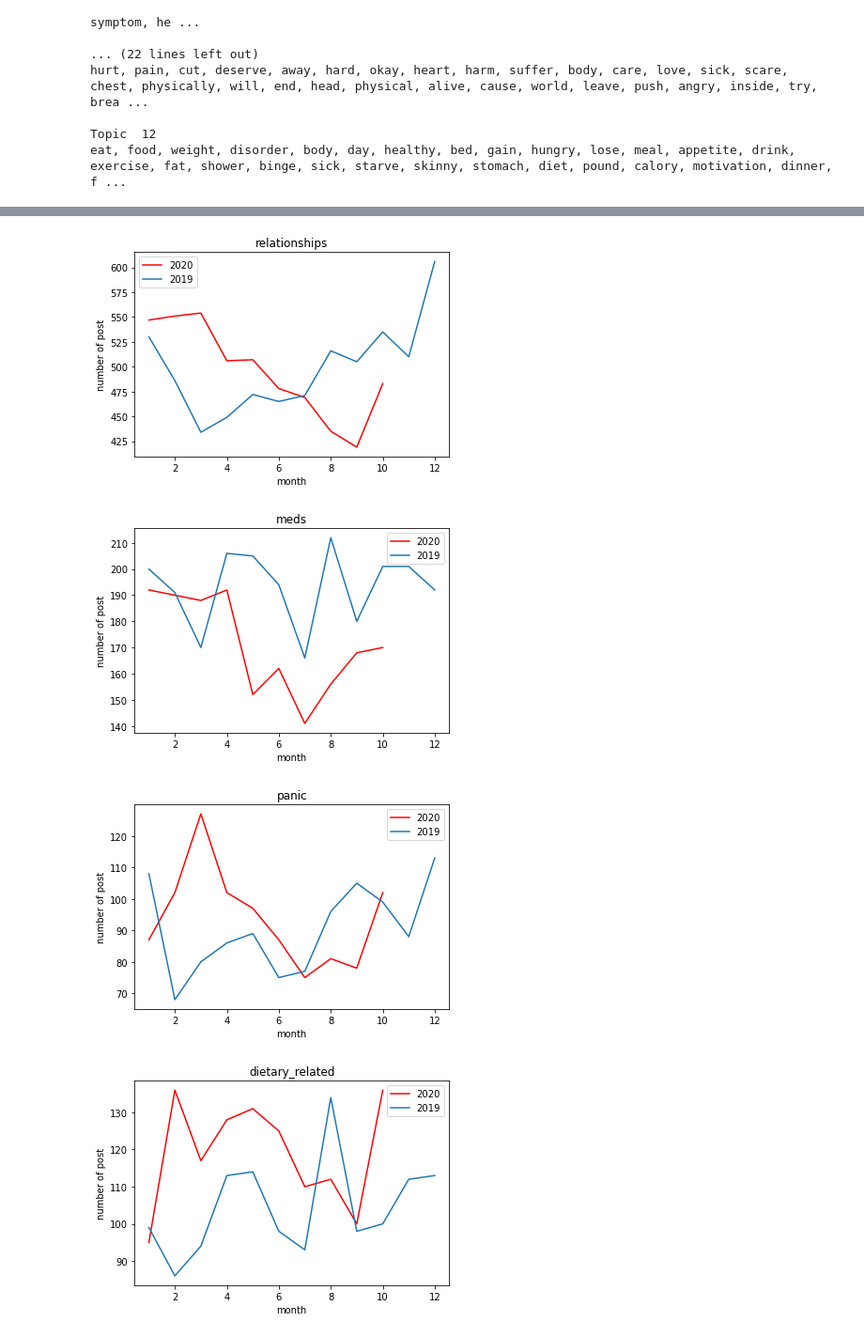
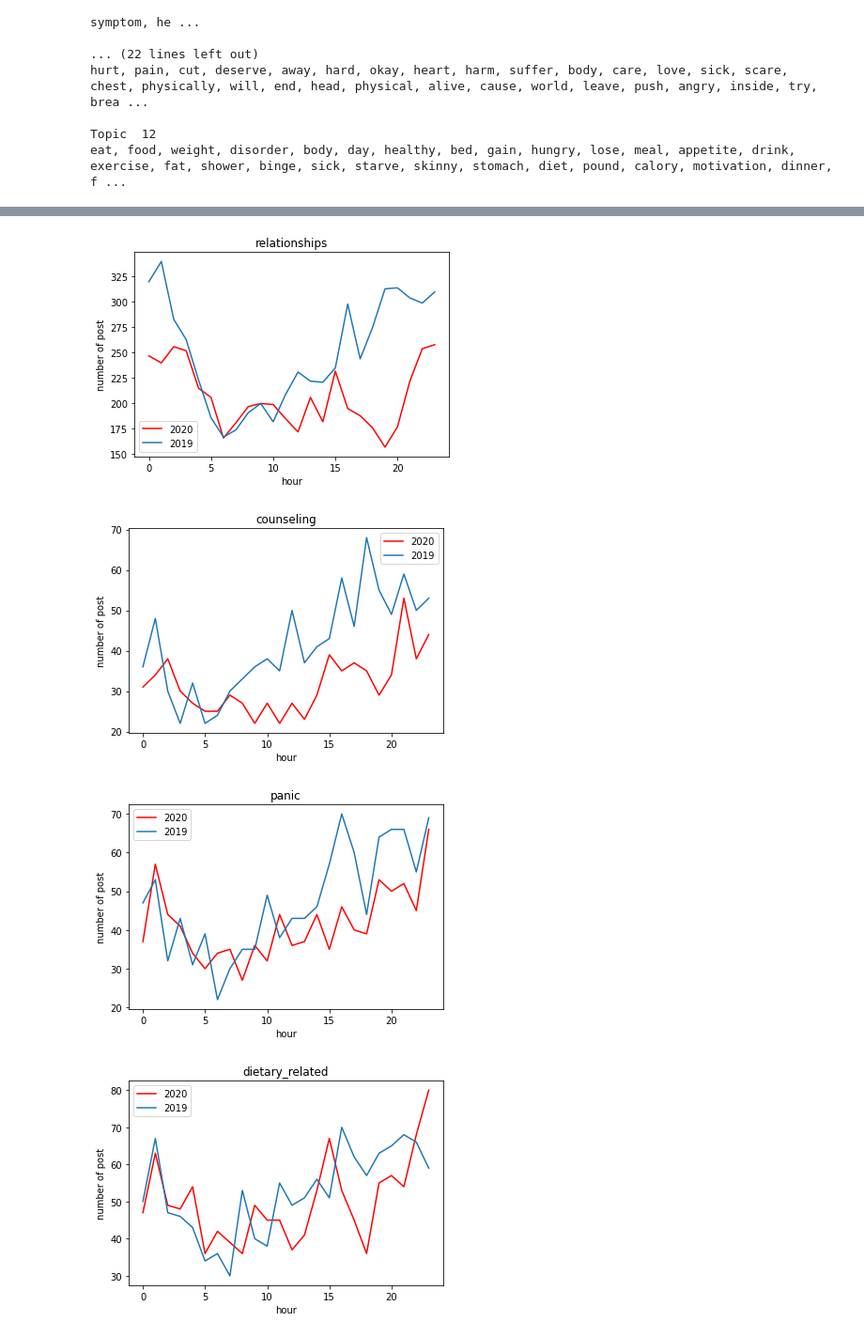
Before and after one commit to dirtylittledirtbike/project_04, a Jupyter notebook: notebooks/eda_with_topics.ipynb, the cells around one changed output, grey strips where cells are left out. Shown at 94% size. Cells and saved outputs as stored; diff of their text form; code cells hidden in the pictures.

```diff
--- a/notebooks/eda_with_topics.ipynb
+++ b/notebooks/eda_with_topics.ipynb
@@ -86,13 +86,14 @@ eat, food, weight, disorder, body, day, healthy, bed, gain, hungry, lose, meal,
 # %%
 general = reg_doc_topic[:,0]
 advice_support = reg_doc_topic[:,1]
-work = reg_doc_topic[:,2]
-school = reg_doc_topic[:,3]
+work = reg_doc_topic[:,3]
+school = reg_doc_topic[:,2]
 sleep = reg_doc_topic[:,5]
 family = reg_doc_topic[:,6]
 suicide = reg_doc_topic[:,7]
 meds = reg_doc_topic_large[:,-2]
 # idk = reg_doc_topic[:,4]
+counseling = reg_doc_topic_large[:,11]
 anxiety = anxiety_doc_topic[:,12]
 
 emotion = doc_topic_lemma[:,9]
@@ -115,8 +116,7 @@ docs['sleep'] = sleep
 docs['family'] = family
 docs['suicide'] = suicide
 docs['relationships'] = relationship
-# docs['emotions'] = emotion
-docs['meds'] = meds
+docs['counseling'] = counseling
 docs['panic'] = anxiety
 docs ['dietary_related'] = eating_disorder
 # docs['anxiety'] = anxiety
@@ -148,7 +149,7 @@ topic_doc_df['year'] = topic_doc_df.date.dt.year
 pre_covid = topic_doc_df[topic_doc_df.date.dt.year == 2019]
 post_covid = topic_doc_df[topic_doc_df.date.dt.year == 2020]
 # %%
-time_of_interest = 'month'
+time_of_interest = 'hour'
 
 a = post_covid.groupby(time_of_interest).max_label.value_counts().to_frame()
 b = pre_covid.groupby(time_of_interest).max_label.value_counts().to_frame()
@@ -183,5 +184,5 @@ for col in topic_doc_df.select_dtypes('float').columns.to_list():
-[figure, old version]
+[figure, new version]
-[figure, old version]
+[figure, new version]
-[figure, old version]
+[figure, new version]
-[figure, old version]
+[figure, new version]
 # %%
```
Also changed, not shown: parts of 18 cells of this notebook, 5 other files.
